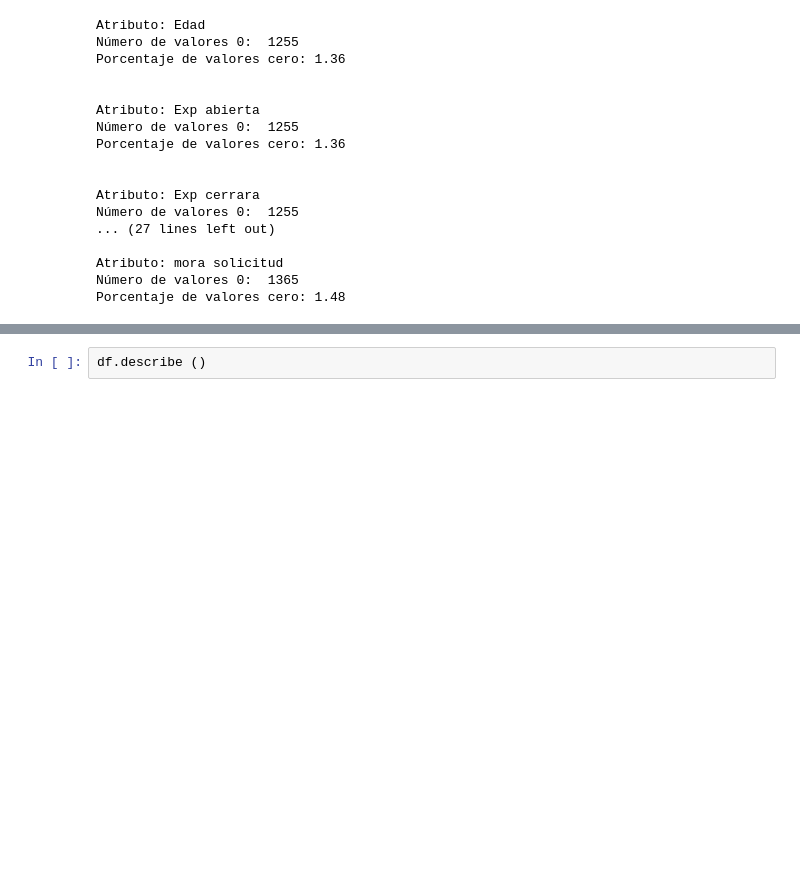
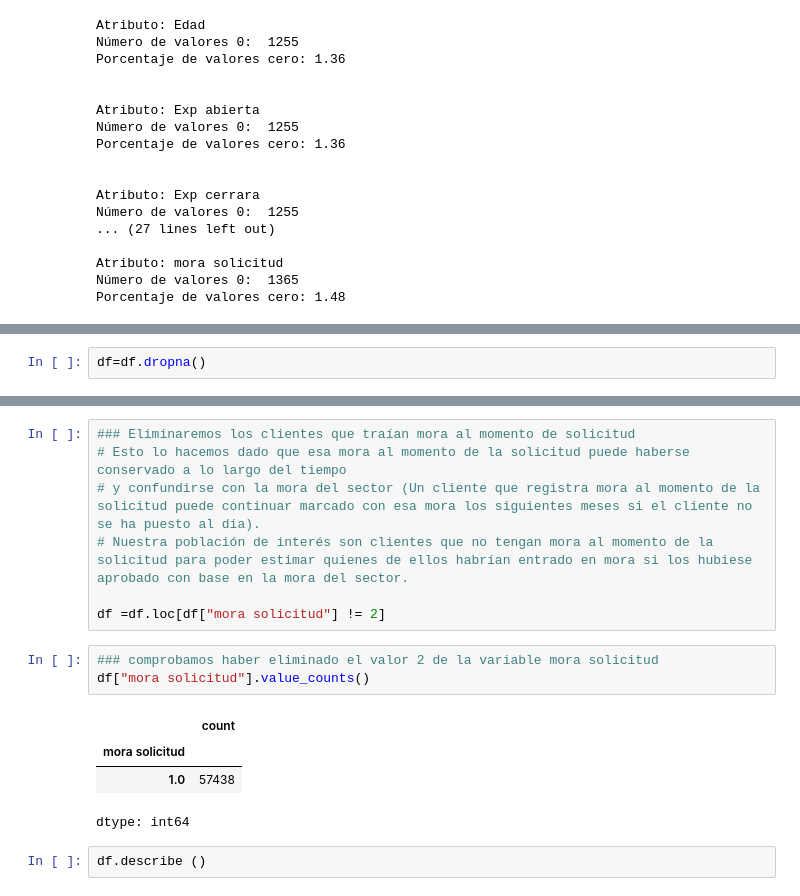
Before and after one commit to DavidCrespo72/AnalisisDatos, a Jupyter notebook: Taller_1,_2_y_3_Análisis_de_Datos.ipynb, the cells around one changed output, grey strips where cells are left out. Cells and saved outputs as stored; diff of their text form; blank space fills up the shorter version.

```diff
--- a/Taller_1,_2_y_3_Análisis_de_Datos.ipynb
+++ b/Taller_1,_2_y_3_Análisis_de_Datos.ipynb
@@ -244,0 +251,2 @@ Porcentaje de valores cero: 1.48
+# %%
+df=df.dropna()
@@ -245,3 +305,18 @@ Porcentaje de valores cero: 1.48
+# %%
+### Eliminaremos los clientes que traían mora al momento de solicitud
+# Esto lo hacemos dado que esa mora al momento de la solicitud puede haberse conservado a lo largo del tiempo
+# y confundirse con la mora del sector (Un cliente que registra mora al momento de la solicitud puede continuar marcado con esa mora los siguientes meses si el cliente no se ha puesto al día).
+# Nuestra población de interés son clientes que no tengan mora al momento de la solicitud para poder estimar quienes de ellos habrían entrado en mora si los hubiese aprobado con base en la mora del sector.
+
+df =df.loc[df["mora solicitud"] != 2]
+# %%
+### comprobamos haber eliminado el valor 2 de la variable mora solicitud
+df["mora solicitud"].value_counts()
+# %% [output]
+|  | count |
+| mora solicitud |  |
+| 1.0 | 57438 |
+dtype: int64
 # %%
 df.describe ()
 # %% [output]
```
Also changed, not shown: parts of 3 cells of this notebook.
